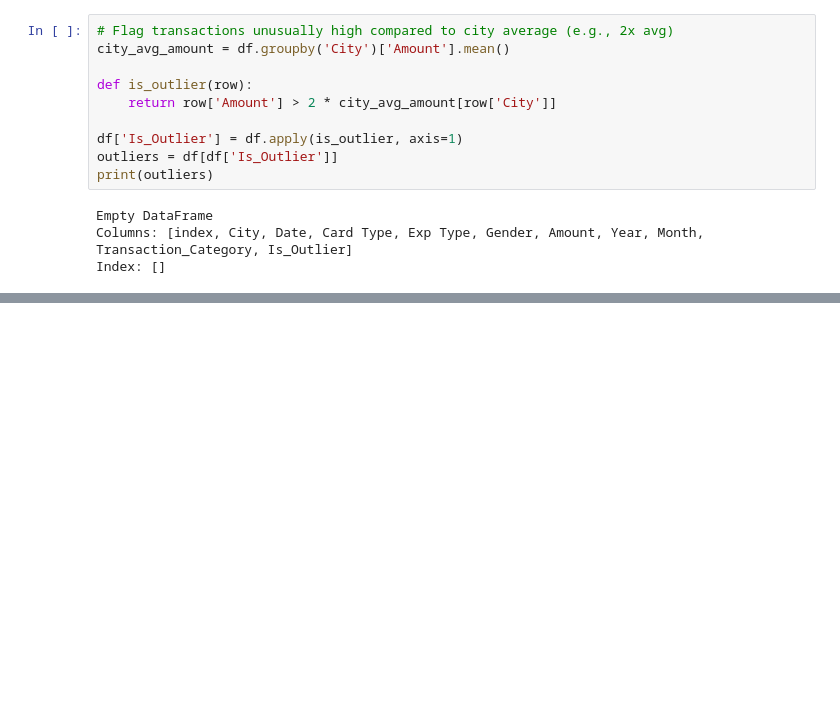
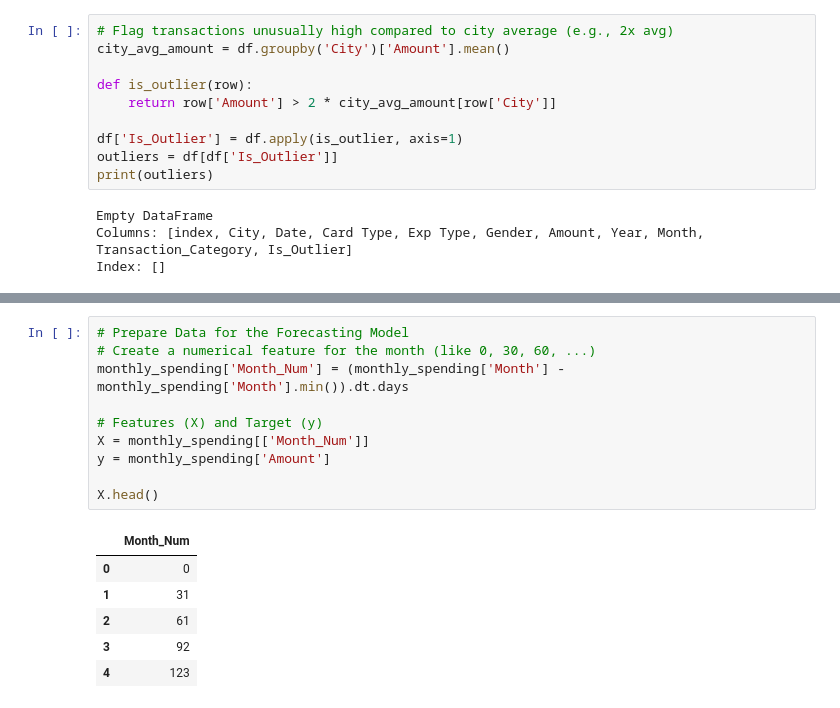
Before and after one commit to AlgoRex2/graymatter-ml, a Jupyter notebook: Credit_Card_Spend_Trend_21Aug2021.ipynb, the cells around one changed output, grey strips where cells are left out. Cells and saved outputs as stored; diff of their text form; blank space fills up the shorter version.

```diff
--- a/Credit_Card_Spend_Trend_21Aug2021.ipynb
+++ b/Credit_Card_Spend_Trend_21Aug2021.ipynb
@@ -351,0 +370,17 @@ Index: []
+# %%
+# Prepare Data for the Forecasting Model
+# Create a numerical feature for the month (like 0, 30, 60, ...)
+monthly_spending['Month_Num'] = (monthly_spending['Month'] - monthly_spending['Month'].min()).dt.days
+
+# Features (X) and Target (y)
+X = monthly_spending[['Month_Num']]
+y = monthly_spending['Amount']
+
+X.head()
+# %% [output]
+|  | Month_Num |
+| 0 | 0 |
+| 1 | 31 |
+| 2 | 61 |
+| 3 | 92 |
+| 4 | 123 |
```
Also changed, not shown: parts of 7 cells of this notebook.
